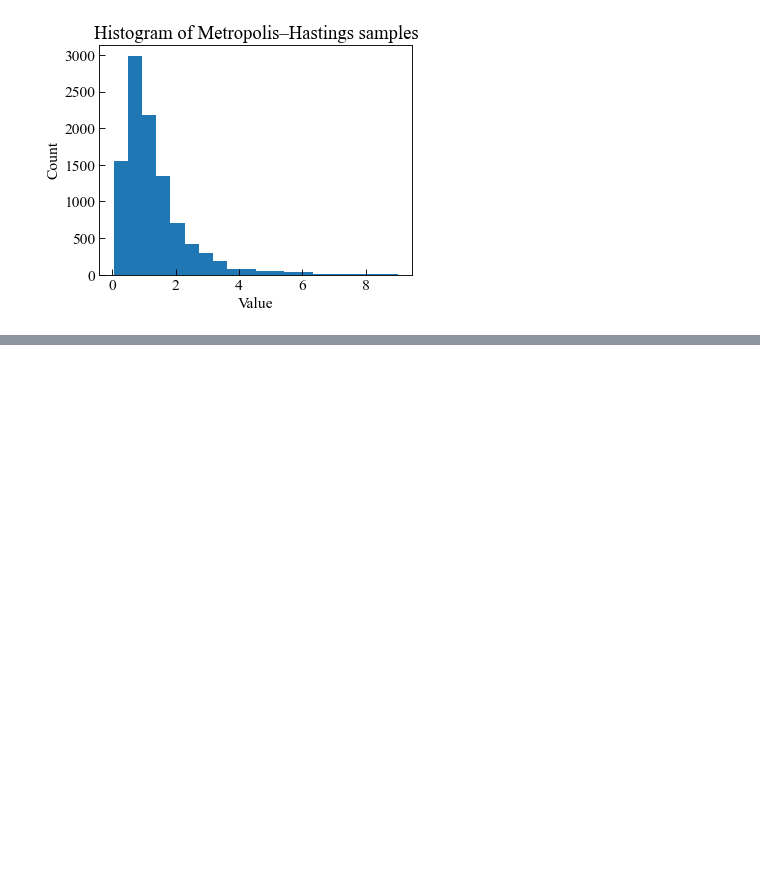
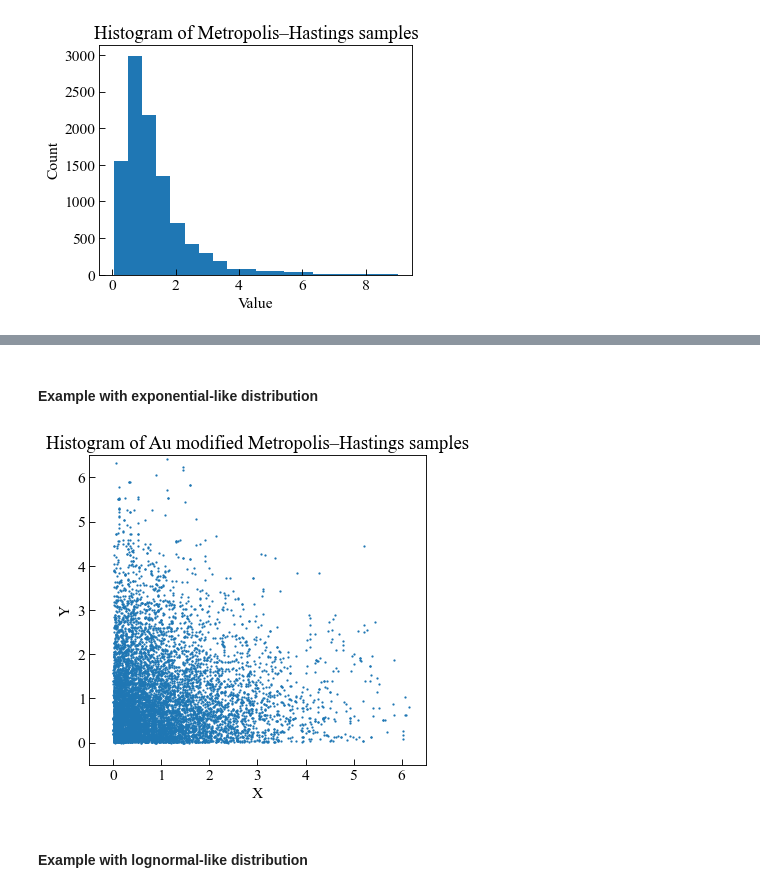
Before and after one commit to dpzhuX/ffpack, a Jupyter notebook: docs/source/moduleCookbook/rpmMetropolisHastingsAlgorithm.ipynb, the cells around one changed output, grey strips where cells are left out. Drawn from its saved outputs; the diff is of its cells as text; code cells hidden in the pictures; blank space fills up the shorter version.

```diff
--- a/docs/source/moduleCookbook/rpmMetropolisHastingsAlgorithm.ipynb
+++ b/docs/source/moduleCookbook/rpmMetropolisHastingsAlgorithm.ipynb
@@ -139,0 +173,47 @@ plt.show()
+# %% [markdown]
+#### Example with exponential-like distribution
+# %%
+# Set random seed for repeatable results
+from ffpack.config import globalConfig
+globalConfig.setSeed( 0 )
+
+aumhsInitialVal = [ 1.0, 1.0 ]
+
+
+def autpdf( x ):
+    return 0 if x < 0 else np.exp( -x )
+
+aumhsTargetPdf = [ autpdf, autpdf ]
+
+# We use normal distribution as proposal distribution
+def aupcs( x ):
+    return np.random.normal( x, 1 )
+
+aumhsProposalCSampler = [ aupcs, aupcs ]
+# %%
+aumhSampler = AuModifiedMHSampler( initialVal=aumhsInitialVal,
+                                   targetPdf=aumhsTargetPdf,
+                                   proposalCSampler=aumhsProposalCSampler )
+# %%
+aumhsResults = np.zeros( [ 10000, 2 ] )
+for i in range( 10000 ):
+    aumhsResults[ i ] = aumhSampler.getSample()
+# %%
+fig, ax = plt.subplots( figsize=( 5, 5 ) )
+
+ax.plot( aumhsResults[ :, 0], aumhsResults[ :, 1 ], ".", markersize=2 )
+
+ax.tick_params(axis='x', direction="in", length=5)
+ax.tick_params(axis='y', direction="in", length=5)
+ax.set_ylabel( "Y" )
+ax.set_xlabel( "X" )
+ax.set_title( "Histogram of Au modified Metropolis–Hastings samples" )
+ax.set_xlim( [ -0.5, 6.5 ] )
+ax.set_ylim( [ -0.5, 6.5 ] )
+
+plt.tight_layout()
+plt.show()
+# %% [output]
+[figure, added]
+# %% [markdown]
+#### Example with lognormal-like distribution
```
Also changed, not shown: parts of 10 cells of this notebook, 7 other files.
